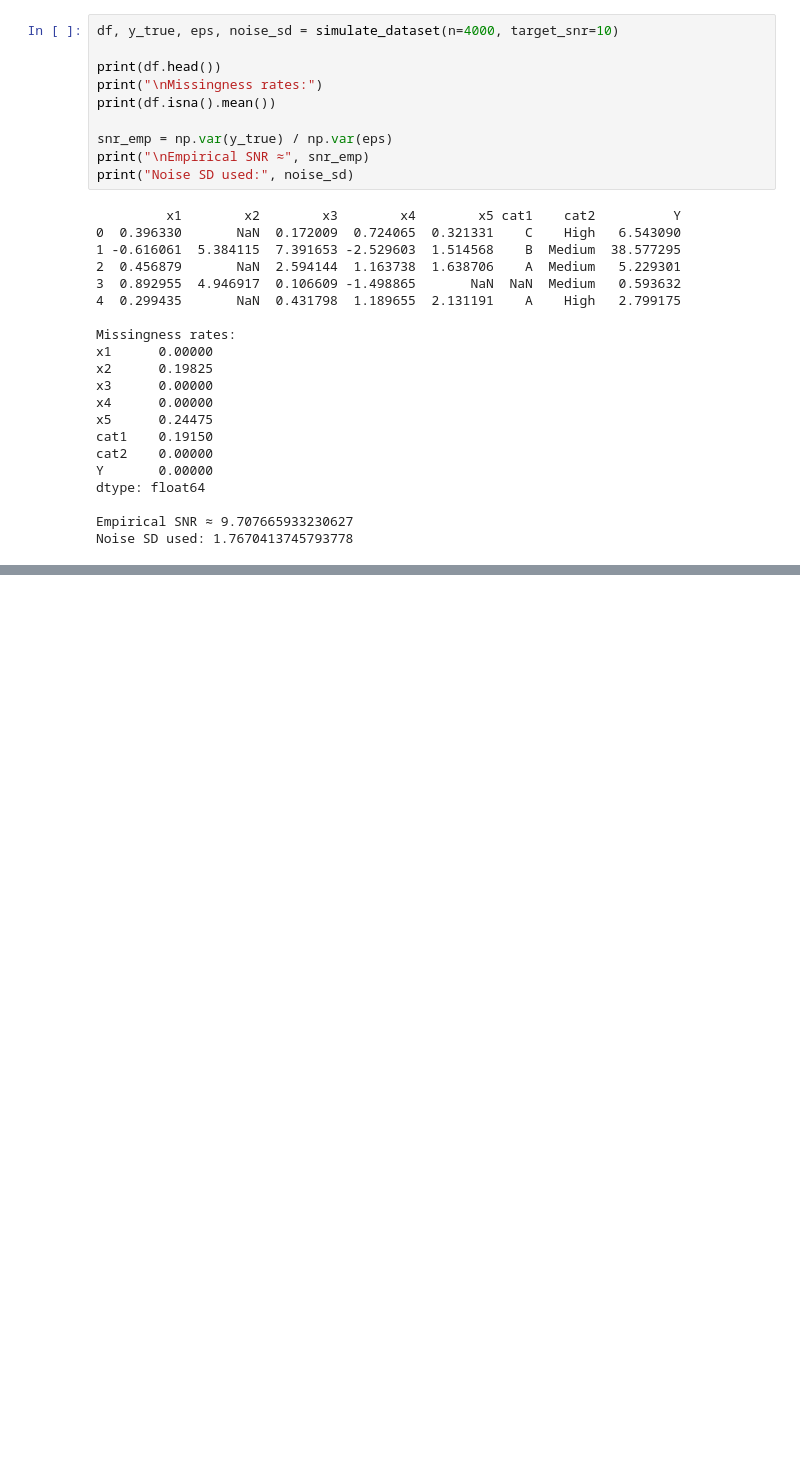
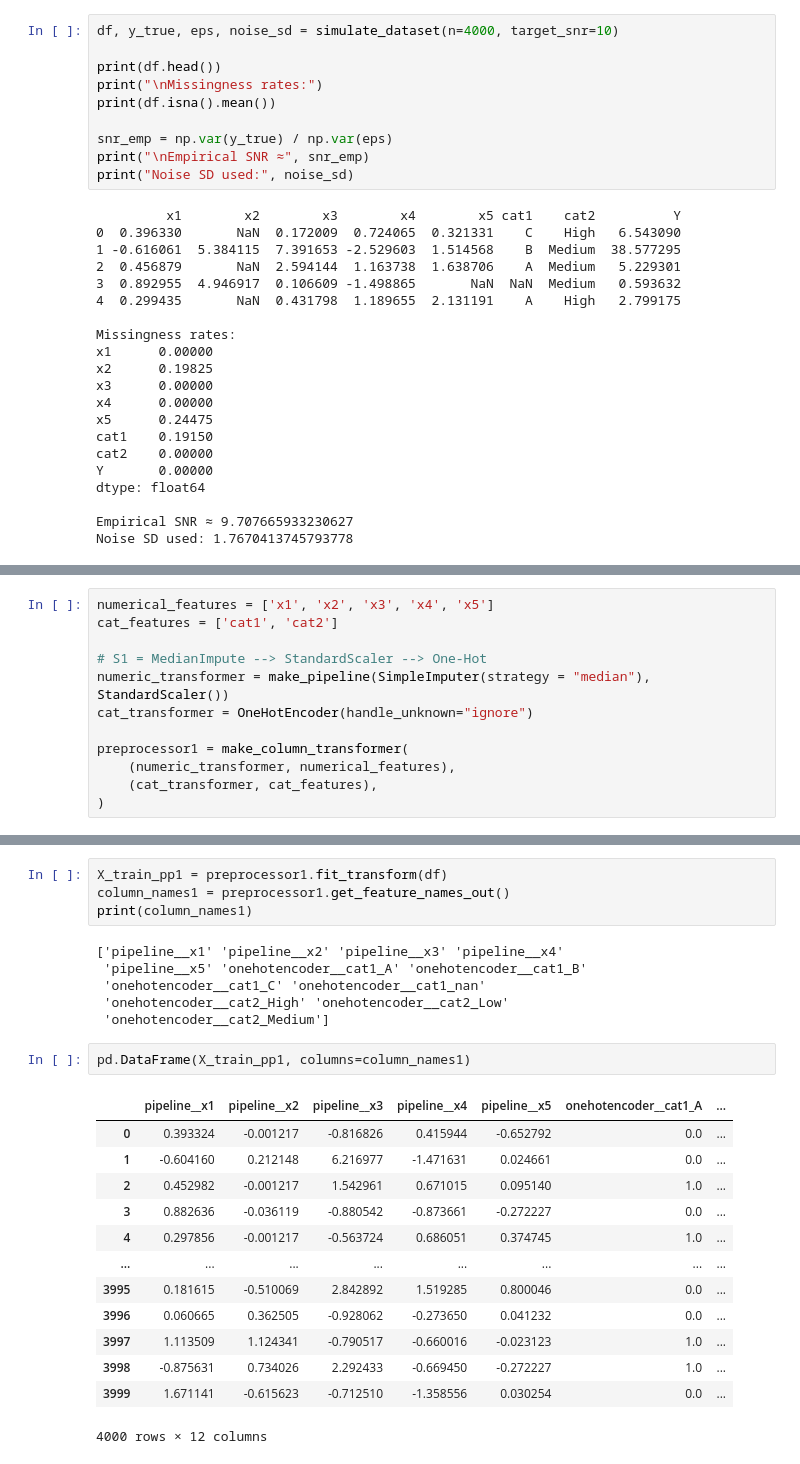
Before and after one commit to tarvinarora/Neural-Networks-Vs.-Preprocessing-Strats, a Jupyter notebook: Simulated_Data.ipynb, the cells around one changed output, grey strips where cells are left out. Drawn from its saved outputs; the diff is of its cells as text; blank space fills up the shorter version.

```diff
--- a/Simulated_Data.ipynb
+++ b/Simulated_Data.ipynb
@@ -144,0 +154,12 @@ Noise SD used: 1.7670413745793778
+# %%
+numerical_features = ['x1', 'x2', 'x3', 'x4', 'x5']
+cat_features = ['cat1', 'cat2']
+
+# S1 = MedianImpute --> StandardScaler --> One-Hot
+numeric_transformer = make_pipeline(SimpleImputer(strategy = "median"), StandardScaler())
+cat_transformer = OneHotEncoder(handle_unknown="ignore")
+
+preprocessor1 = make_column_transformer(
+    (numeric_transformer, numerical_features),
+    (cat_transformer, cat_features),
+)
@@ -144,0 +178,26 @@ Noise SD used: 1.7670413745793778
+# %%
+X_train_pp1 = preprocessor1.fit_transform(df)
+column_names1 = preprocessor1.get_feature_names_out()
+print(column_names1)
+# %% [output]
+['pipeline__x1' 'pipeline__x2' 'pipeline__x3' 'pipeline__x4'
+ 'pipeline__x5' 'onehotencoder__cat1_A' 'onehotencoder__cat1_B'
+ 'onehotencoder__cat1_C' 'onehotencoder__cat1_nan'
+ 'onehotencoder__cat2_High' 'onehotencoder__cat2_Low'
+ 'onehotencoder__cat2_Medium']
+# %%
+pd.DataFrame(X_train_pp1, columns=column_names1)
+# %% [output]
+|  | pipeline__x1 | pipeline__x2 | pipeline__x3 | pipeline__x4 | pipeline__x5 | onehotencoder__cat1_A | ... |
+| 0 | 0.393324 | -0.001217 | -0.816826 | 0.415944 | -0.652792 | 0.0 | ... |
+| 1 | -0.604160 | 0.212148 | 6.216977 | -1.471631 | 0.024661 | 0.0 | ... |
+| 2 | 0.452982 | -0.001217 | 1.542961 | 0.671015 | 0.095140 | 1.0 | ... |
+| 3 | 0.882636 | -0.036119 | -0.880542 | -0.873661 | -0.272227 | 0.0 | ... |
+| 4 | 0.297856 | -0.001217 | -0.563724 | 0.686051 | 0.374745 | 1.0 | ... |
+| ... | ... | ... | ... | ... | ... | ... | ... |
+| 3995 | 0.181615 | -0.510069 | 2.842892 | 1.519285 | 0.800046 | 0.0 | ... |
+| 3996 | 0.060665 | 0.362505 | -0.928062 | -0.273650 | 0.041232 | 0.0 | ... |
+| 3997 | 1.113509 | 1.124341 | -0.790517 | -0.660016 | -0.023123 | 1.0 | ... |
+| 3998 | -0.875631 | 0.734026 | 2.292433 | -0.669450 | -0.272227 | 1.0 | ... |
+| 3999 | 1.671141 | -0.615623 | -0.712510 | -1.358556 | 0.030254 | 0.0 | ... |
+4000 rows × 12 columns
```
Also changed, not shown: parts of 4 cells of this notebook.
